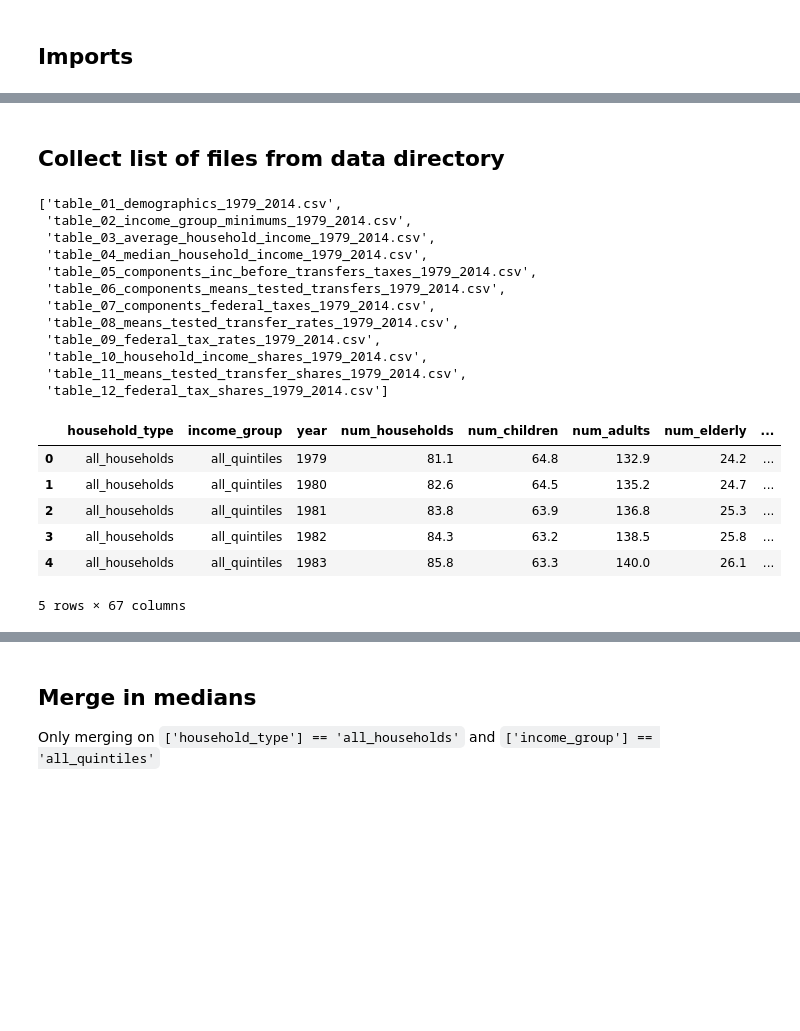
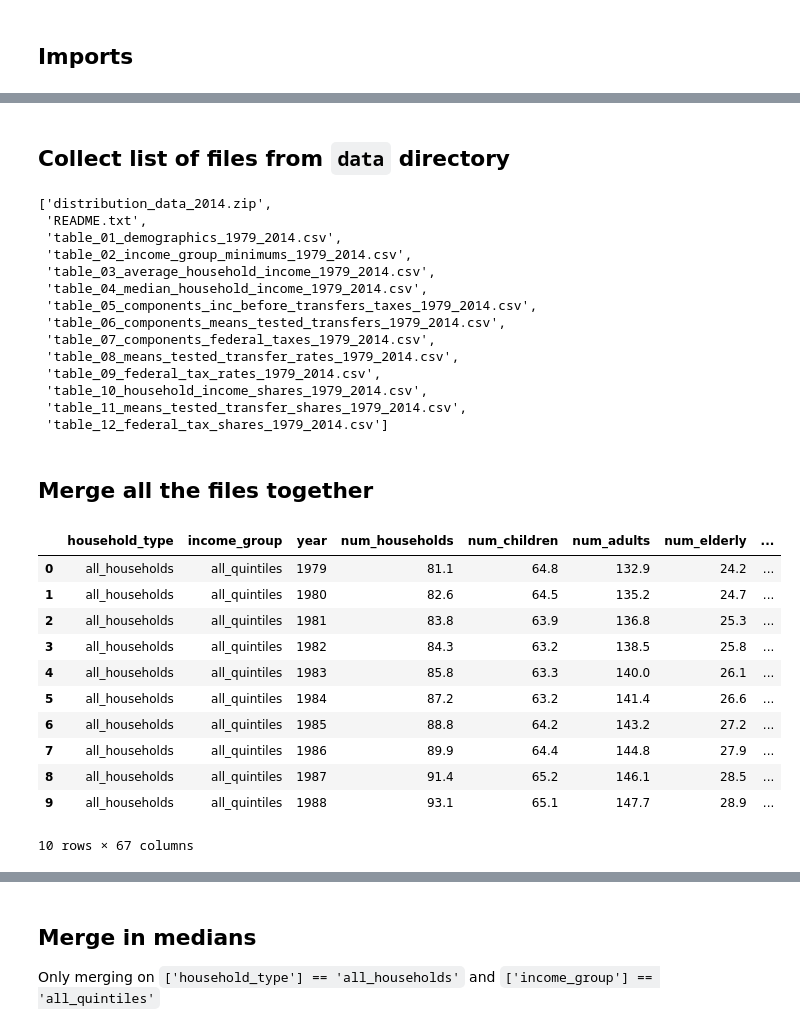
Before and after one commit to kevinxperese/merge_distribution_data, a Jupyter notebook: merge_distribution_data.ipynb, the cells around one changed output, grey strips where cells are left out. Saved outputs shown, nothing was run; the diff lists cells and outputs as text; code cells hidden in the pictures; blank space fills up the shorter version.

```diff
--- a/merge_distribution_data.ipynb
+++ b/merge_distribution_data.ipynb
@@ -10,10 +25,12 @@ from functools import reduce
 # %% [markdown]
-## Collect list of files from data directory
+## Collect list of files from `data` directory
 # %%
-files = os.listdir('data')
+files = os.listdir('input_data')
 files
 # %% [output]
-['table_01_demographics_1979_2014.csv',
+['distribution_data_2014.zip',
+ 'README.txt',
+ 'table_01_demographics_1979_2014.csv',
  'table_02_income_group_minimums_1979_2014.csv',
  'table_03_average_household_income_1979_2014.csv',
  'table_04_median_household_income_1979_2014.csv',
@@ -26,33 +43,47 @@ files
  'table_11_means_tested_transfer_shares_1979_2014.csv',
  'table_12_federal_tax_shares_1979_2014.csv']
 # %%
+# Make a list containing dataframes from the csv files, but only for the "easy" files
+# That is, files that have the same structure, with records sorted by 'household_type', 'income_group', and 'year'
 df_list = []
 for file in files:
-    if not re.search('minimum|median', file):
-        df = pd.read_csv('data\\' + file)
+    # Only process csv files
+    if re.search('.csv$', file):
 
-        # Add "_rates" to end of column names for rates tables
-        if re.search('rates', file):
-            for column in df.columns:
-                if column not in ['household_type', 'income_group', 'year']:
-                    df.rename(columns = {column : column + '_rate'}, inplace=True)
+        # Skip the "hard" files for now (they get handled below)
+        if not re.search('minimum|median', file):
 
-        # Add "share_of_" to front of column names for shares tables
-        if re.search('shares', file):
-            for column in df.columns:
-                if column not in ['household_type', 'income_group', 'year']:
-                    df.rename(columns = {column : 'share_of_' + column}, inplace=True)
+            df = pd.read_csv('input_data\\' + file, na_filter=False) # leave missing values as missing values
 
-        df_list.append(df)
+            # Add "_rates" to end of column names for rates tables
+            if re.search('rates', file):
+                for column in df.columns:
+                    if column not in ['household_type', 'income_group', 'year']:
+                        df.rename(columns = {column : column + '_rate'}, inplace=True)
+
+            # Add "share_of_" to front of column names for shares tables
+            if re.search('shares', file):
+                for column in df.columns:
+                    if column not in ['household_type', 'income_group', 'year']:
+                        df.rename(columns = {column : 'share_of_' + column}, inplace=True)
+
+            df_list.append(df)
+# %% [markdown]
+## Merge all the files together
 # %%
 all_data = reduce(lambda df1, df2: pd.merge(df1, df2, on = ['household_type', 'income_group', 'year']), df_list)
 # %%
-all_data.head()
+all_data.head(10)
 # %% [output]
 |  | household_type | income_group | year | num_households | num_children | num_adults | num_elderly | ... |
 | 0 | all_households | all_quintiles | 1979 | 81.1 | 64.8 | 132.9 | 24.2 | ... |
 | 1 | all_households | all_quintiles | 1980 | 82.6 | 64.5 | 135.2 | 24.7 | ... |
 | 2 | all_households | all_quintiles | 1981 | 83.8 | 63.9 | 136.8 | 25.3 | ... |
 | 3 | all_households | all_quintiles | 1982 | 84.3 | 63.2 | 138.5 | 25.8 | ... |
 | 4 | all_households | all_quintiles | 1983 | 85.8 | 63.3 | 140.0 | 26.1 | ... |
+| 5 | all_households | all_quintiles | 1984 | 87.2 | 63.2 | 141.4 | 26.6 | ... |
+| 6 | all_households | all_quintiles | 1985 | 88.8 | 64.2 | 143.2 | 27.2 | ... |
+| 7 | all_households | all_quintiles | 1986 | 89.9 | 64.4 | 144.8 | 27.9 | ... |
+| 8 | all_households | all_quintiles | 1987 | 91.4 | 65.2 | 146.1 | 28.5 | ... |
+| 9 | all_households | all_quintiles | 1988 | 93.1 | 65.1 | 147.7 | 28.9 | ... |
-5 rows × 67 columns
+10 rows × 67 columns
```
Also changed, not shown: parts of 11 cells of this notebook, 16 other files.
